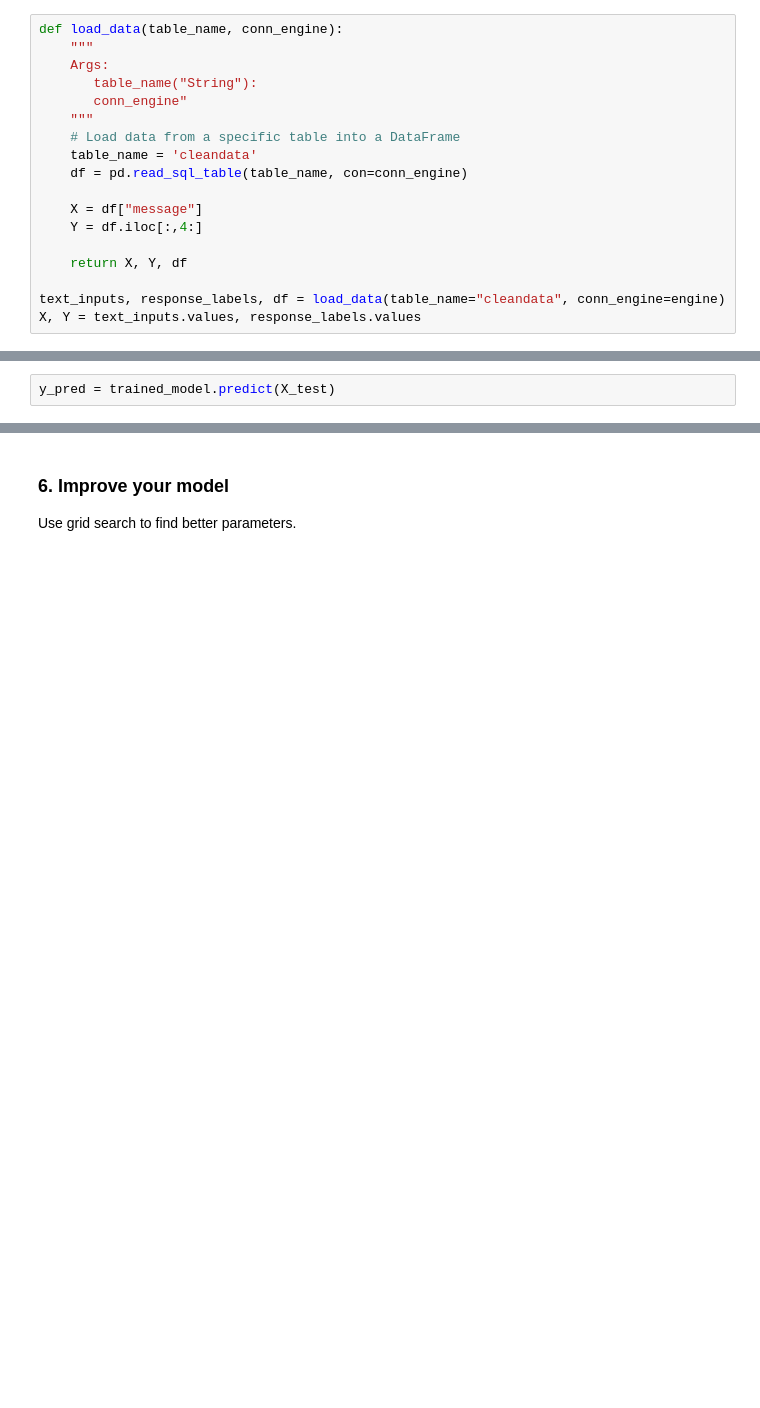
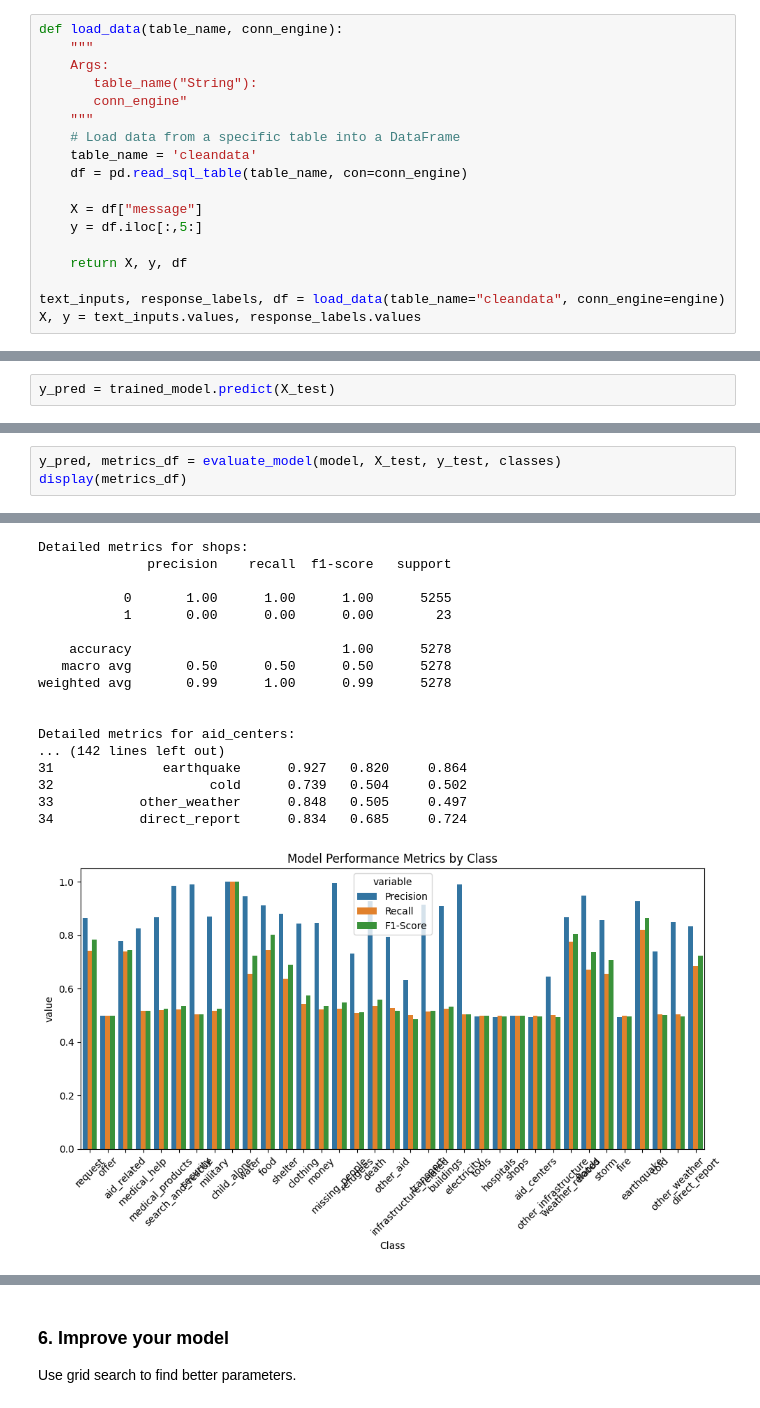
Before and after one commit to EmmanuelEzenwere/ERpager, a Jupyter notebook: workspace/ML Pipeline Preparation.ipynb, the cells around one changed output, grey strips where cells are left out. Cells and saved outputs as stored; diff of their text form; blank space fills up the shorter version.

```diff
--- a/workspace/ML Pipeline Preparation.ipynb
+++ b/workspace/ML Pipeline Preparation.ipynb
@@ -29,9 +28,9 @@ def load_data(table_name, conn_engine):
     df = pd.read_sql_table(table_name, con=conn_engine)
 
     X = df["message"]
-    Y = df.iloc[:,4:]
+    y = df.iloc[:,5:]
 
-    return X, Y, df
+    return X, y, df
 
 text_inputs, response_labels, df = load_data(table_name="cleandata", conn_engine=engine)
-X, Y = text_inputs.values, response_labels.values
+X, y = text_inputs.values, response_labels.values
@@ -346,0 +420,4 @@ NameError: name 'evaluate_model' is not defined
+# %%
+y_pred, metrics_df = evaluate_model(model, X_test, y_test, classes)
+display(metrics_df)
+# %% [output]
@@ -346,0 +441,18 @@ NameError: name 'evaluate_model' is not defined
+Detailed metrics for shops:
+              precision    recall  f1-score   support
+
+           0       1.00      1.00      1.00      5255
+           1       0.00      0.00      0.00        23
+
+    accuracy                           1.00      5278
+   macro avg       0.50      0.50      0.50      5278
+weighted avg       0.99      1.00      0.99      5278
+
+
+Detailed metrics for aid_centers:
+... (142 lines left out)
+31              earthquake      0.927   0.820     0.864
+32                    cold      0.739   0.504     0.502
+33           other_weather      0.848   0.505     0.497
+34           direct_report      0.834   0.685     0.724
+[figure, added]
```
Also changed, not shown: parts of 38 cells of this notebook, 2 other files.
